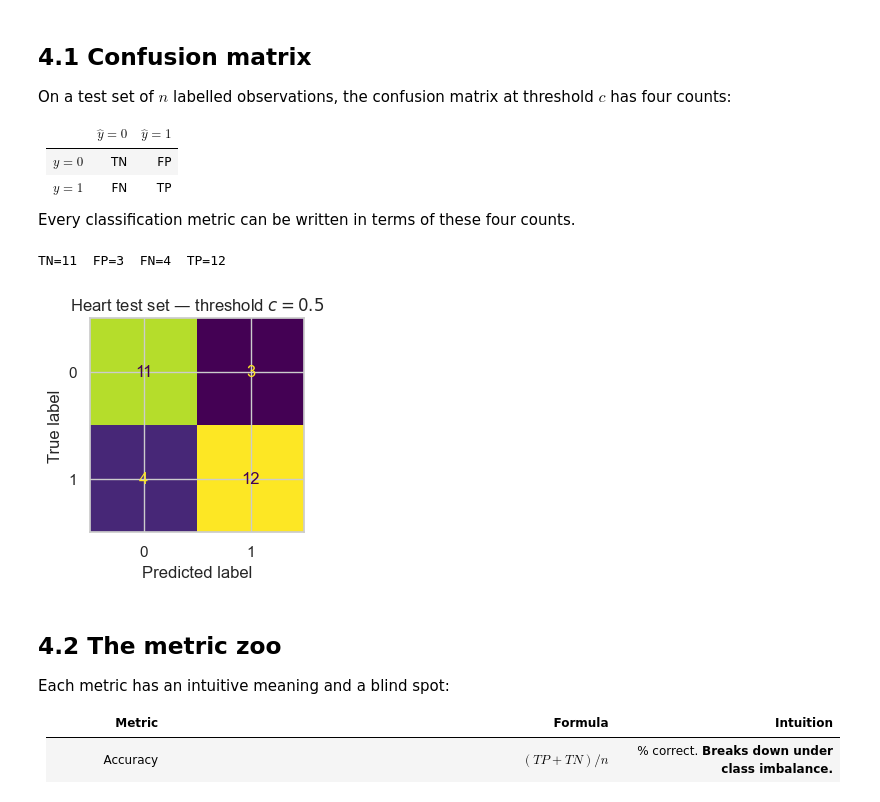
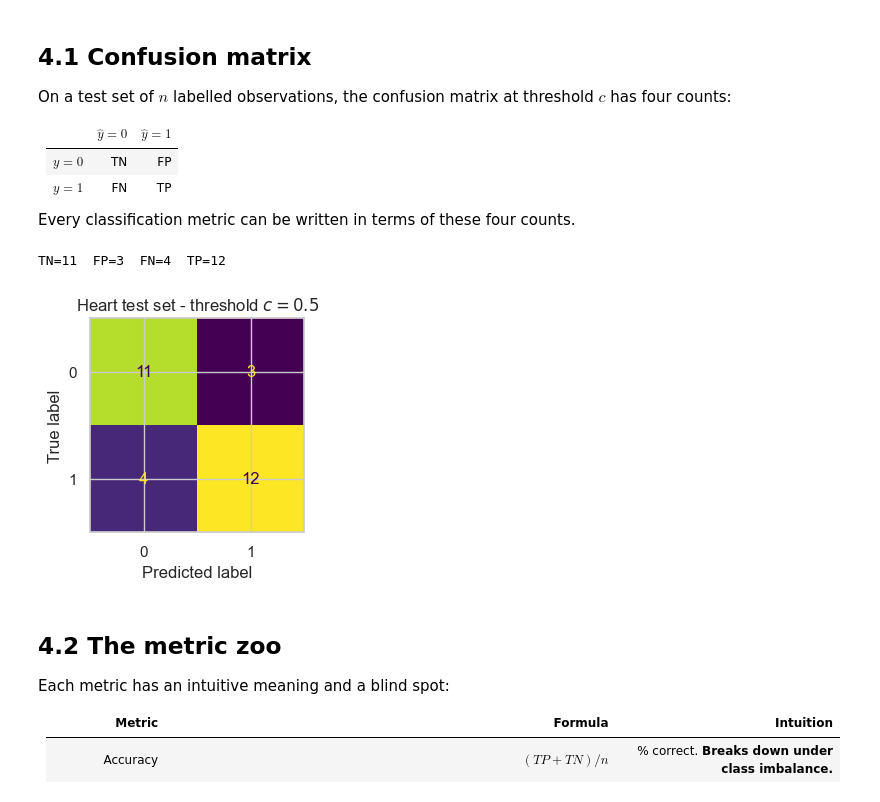
Before and after one commit to francji1/01ZLMA, a Jupyter notebook: code/01ZLMA_ex08_Binary_Data_Prediction.ipynb, the cells around one changed output. Cells and saved outputs as stored; diff of their text form; code cells hidden in the pictures.

```diff
--- a/code/01ZLMA_ex08_Binary_Data_Prediction.ipynb
+++ b/code/01ZLMA_ex08_Binary_Data_Prediction.ipynb
@@ -614,17 +614,17 @@ Every classification metric can be written in terms of these four counts.
 # %%
 p_test = m_logit.predict(heart_test)
 y_test = heart_test["disease"].values
 yhat   = (p_test >= 0.5).astype(int)
 cm = confusion_matrix(y_test, yhat, labels=[0, 1])
 tn, fp, fn, tp = cm.ravel()
 print(f"TN={tn}  FP={fp}  FN={fn}  TP={tp}")
 
 fig, ax = plt.subplots(figsize=(3.8, 3.2))
 ConfusionMatrixDisplay(cm, display_labels=[0, 1]).plot(ax=ax, colorbar=False)
-ax.set_title(r"Heart test set — threshold $c = 0.5$"); plt.tight_layout(); plt.show()
+ax.set_title(r"Heart test set - threshold $c = 0.5$"); plt.tight_layout(); plt.show()
 # %% [output]
 TN=11  FP=3  FN=4  TP=12
-[figure, old version]
+[figure, new version]
 # %% [markdown]
 ## 4.2 The metric zoo
 
```
Also changed, not shown: parts of 25 cells of this notebook, 2 other files.
